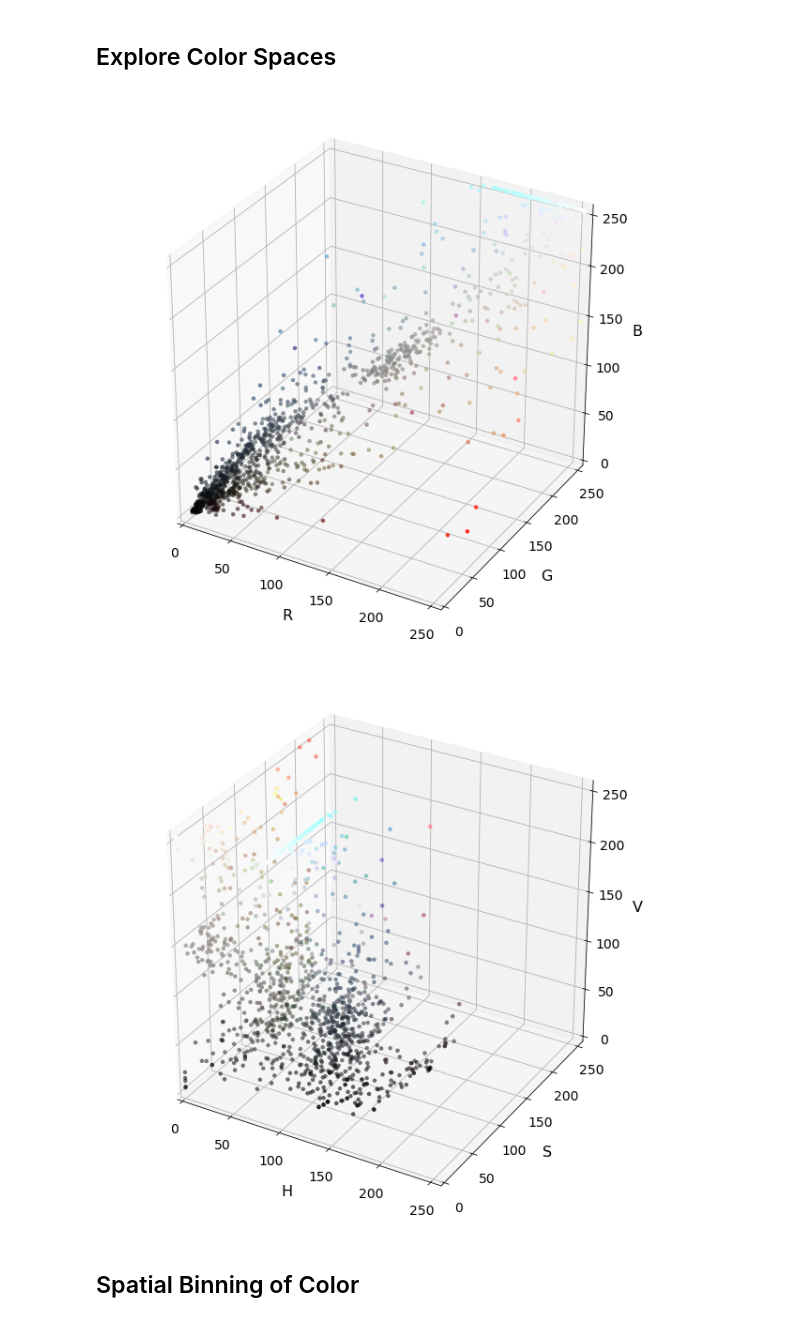
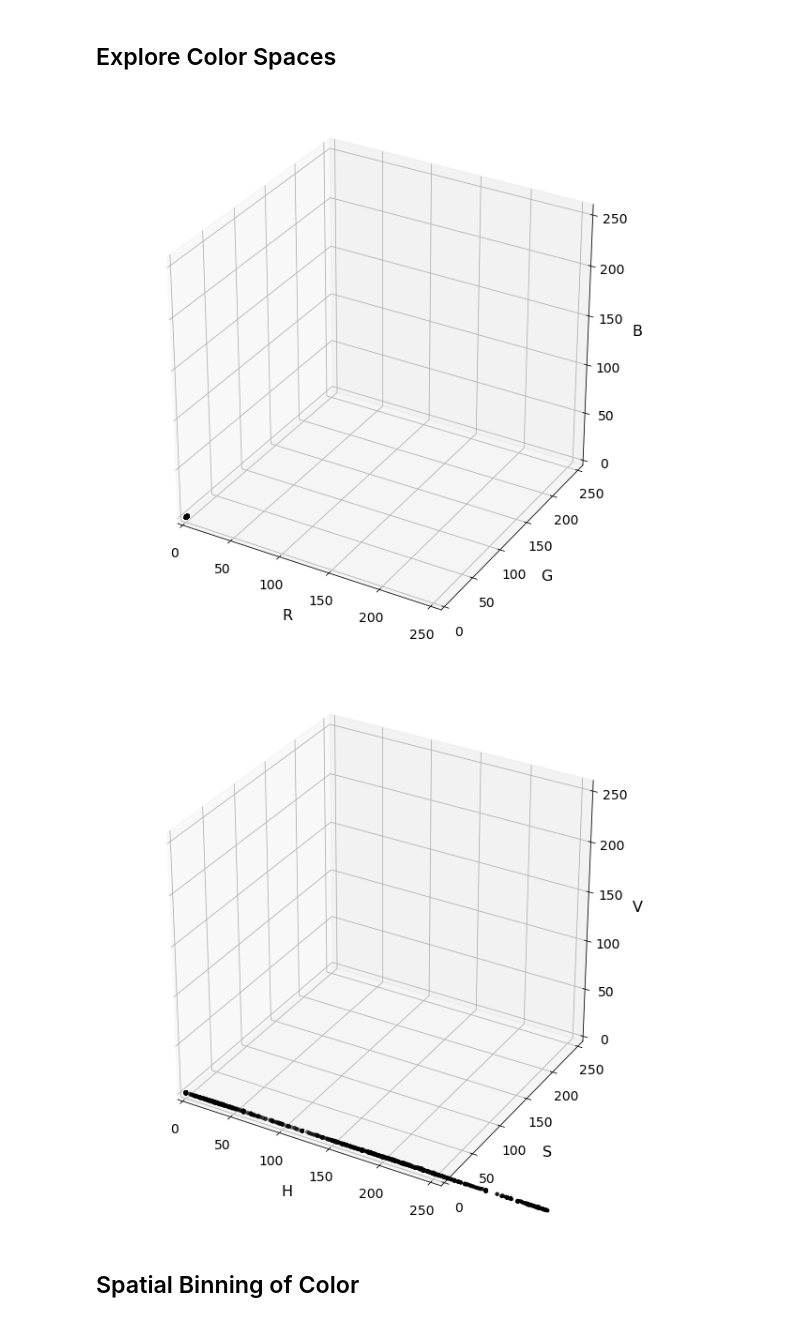
Before and after one commit to gallingern/CarND-Vehicle-Detection, a Jupyter notebook: P5.ipynb, the cells around one changed output. Saved outputs shown, nothing was run; the diff lists cells and outputs as text; code cells hidden in the pictures.

```diff
--- a/P5.ipynb
+++ b/P5.ipynb
@@ -180,26 +187,26 @@ def plot3d(pixels, colors_rgb,
     return ax  # return Axes3D object for further manipulation
 # %%
 # Read a color image
-img = cv2.imread('test_images/000275.png')
+img = mpimg.imread('test_images/000275.png')
 
 # Select a small fraction of pixels to plot by subsampling it
 scale = max(img.shape[0], img.shape[1], 64) / 64  # at most 64 rows and columns
 img_small = cv2.resize(img, (np.int(img.shape[1] / scale), np.int(img.shape[0] / scale)), interpolation=cv2.INTER_NEAREST)
 
 # Convert subsampled image to desired color space(s)
 img_small_RGB = cv2.cvtColor(img_small, cv2.COLOR_BGR2RGB)  # OpenCV uses BGR, matplotlib likes RGB
 img_small_HSV = cv2.cvtColor(img_small, cv2.COLOR_BGR2HSV)
 img_small_rgb = img_small_RGB / 255.  # scaled to [0, 1], only for plotting
 
 # Plot and show
 plot3d(img_small_RGB, img_small_rgb)
 plt.show()
 
 plot3d(img_small_HSV, img_small_rgb, axis_labels=list("HSV"))
 plt.show()
 # %% [output]
-[figure, old version]
+[figure, new version]
-[figure, old version]
+[figure, new version]
 # %% [markdown]
 ## Spatial Binning of Color
 # %%
```
Also changed, not shown: parts of 20 cells of this notebook, 2 other files.
